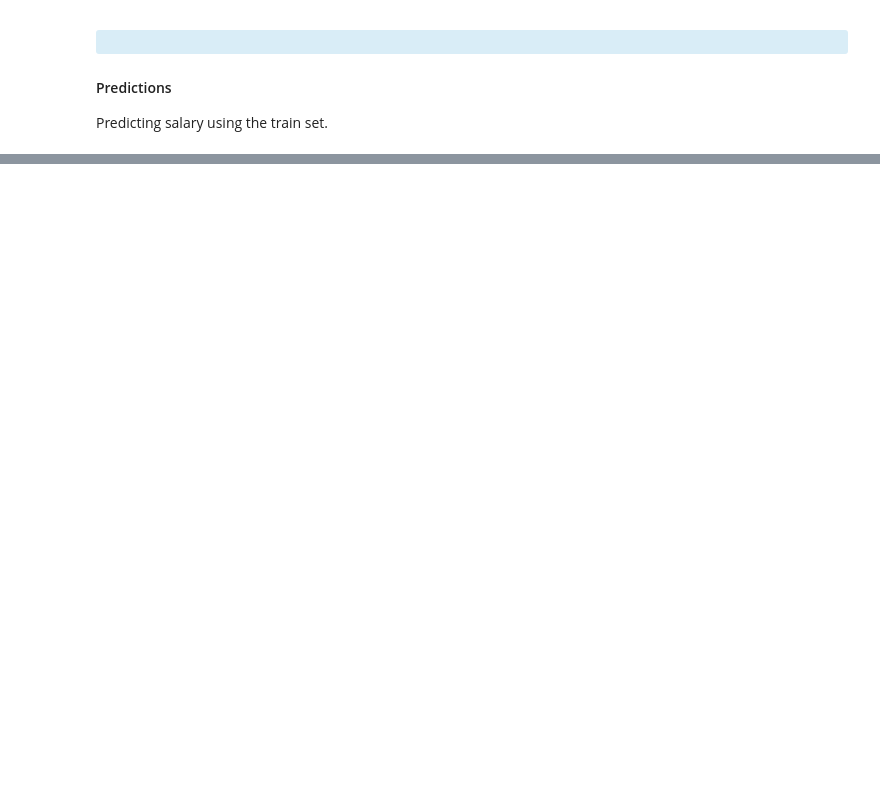
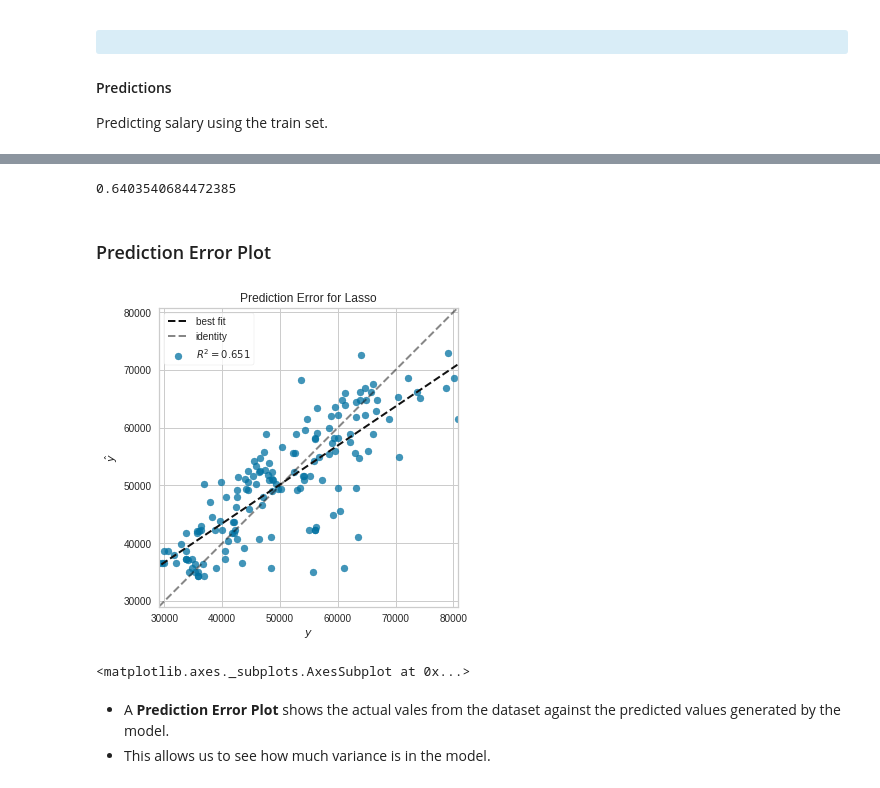
Before and after one commit to MphoKhotleng/Multiple-Linear-Regression, a Jupyter notebook: Updated_MLR.ipynb, the cells around one changed output, grey strips where cells are left out. Cells and saved outputs as stored; diff of their text form; code cells hidden in the pictures; blank space fills up the shorter version.

```diff
--- a/Updated_MLR.ipynb
+++ b/Updated_MLR.ipynb
@@ -408,0 +441,6 @@ R-squared value tells the quality of the regression model. It describes the rela
+# %%
+metrics.r2_score(y_true, y_pred)
+# %% [output]
+0.6403540684472385
+# %% [markdown]
+### Prediction Error Plot
@@ -408,0 +450,17 @@ R-squared value tells the quality of the regression model. It describes the rela
+# %%
+model = Lasso()
+visualizer = PredictionError(model)
+
+#Fit training data to visualizer
+visualizer.fit(X_train, Y_train)
+
+#Evaluate model on the test data
+visualizer.score(X_test, Y_test)
+
+visualizer.show()
+# %% [output]
+[figure, added]
+<matplotlib.axes._subplots.AxesSubplot at 0x...>
+# %% [markdown]
+- A __Prediction Error Plot__ shows the actual vales from the dataset against the predicted values generated by the model.
+- This allows us to see how much variance is in the model.
```
Also changed, not shown: parts of 92 cells of this notebook, 1 other file.
